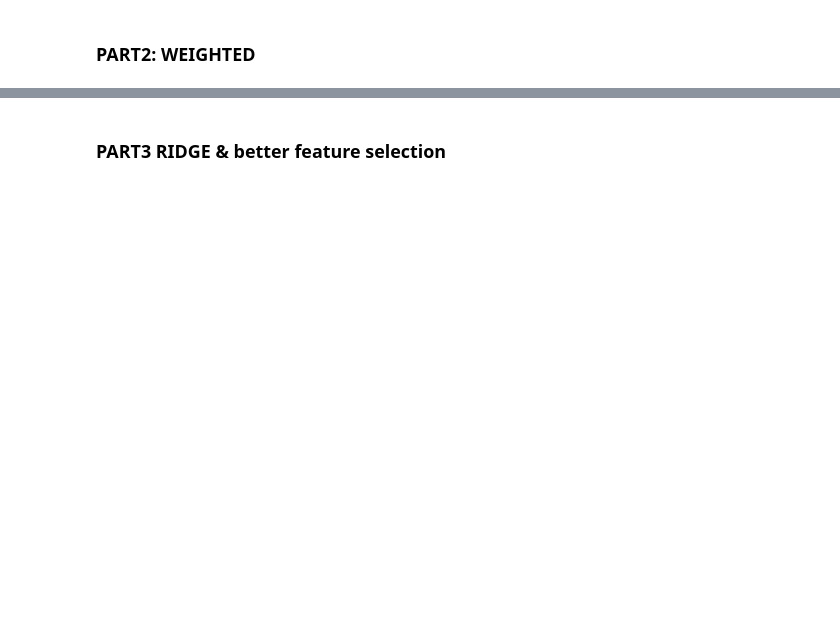
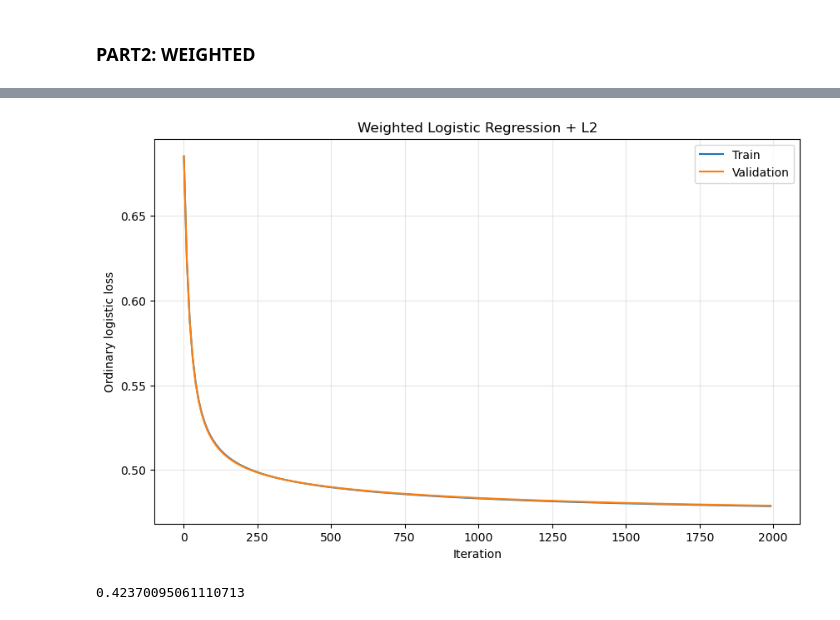
Before and after one commit to Giova9222/ML_project1, a Jupyter notebook: runprime.ipynb, the cells around one changed output, grey strips where cells are left out. Drawn from its saved outputs; the diff is of its cells as text; code cells hidden in the pictures; blank space fills up the shorter version.

```diff
--- a/runprime.ipynb
+++ b/runprime.ipynb
@@ -407,2 +342,78 @@ F1 score: 0.051513631041980264
-# %% [markdown]
-### PART3 RIDGE & better feature selection
+# %%
+def weighted_logreg_stats(y_tr, y_val, X_tr_selected, X_val_selected,max_iters=2000, gamma=0.01, lambda_=0.01):
+    n = len(y_tr)
+
+    pos_weight = n / np.sum(y_tr)
+    neg_weight = n / (n - np.sum(y_tr))
+    weights = np.where(y_tr == 1, pos_weight, neg_weight)
+
+    w = np.zeros(X_tr_selected.shape[1])
+
+    losses_tr = []
+    losses_val = []
+
+    for i in range(max_iters):
+
+        # Forward
+        z = X_tr_selected @ w
+        sigma = np.exp(-np.logaddexp(0, -z))
+
+        # Weighted gradient + L2
+        gradient = X_tr_selected.T @ (weights * (sigma - y_tr)) / n
+        gradient += 2 * lambda_ * w
+
+        # Gradient descent
+        w -= gamma * gradient
+
+        if i % 10 == 0:
+            z = X_tr_selected @ w
+            z_val = X_val_selected @ w
+            loss_tr = np.mean(np.logaddexp(0, z) - y_tr * z)
+            loss_val = np.mean(np.logaddexp(0, z_val) - y_val * z_val)
+            losses_tr.append(loss_tr)
+            losses_val.append(loss_val)
+
+    return w, losses_tr, losses_val
+
+
+w_weighted, losses_tr_weighted, losses_val_weighted = weighted_logreg_stats(y_tr, y_val, X_tr_selected, X_val_selected)
+
+iterations = 1 + np.arange(len(losses_tr_weighted)) * 10
+
+plt.figure(figsize=(10, 6))
+plt.plot(iterations, losses_tr_weighted, label="Train")
+plt.plot(iterations, losses_val_weighted, label="Validation")
+
+plt.xlabel("Iteration")
+plt.ylabel("Ordinary logistic loss")
+plt.title("Weighted Logistic Regression + L2")
+plt.legend()
+plt.grid(alpha=0.3)
+plt.show()
+# %% [output]
+[figure, added]
+# %%
+def find_best_tresh(w):
+    probabilities = sigmoid(X_val_selected @ w)
+    best_f1, best_threshold,acc = -1, 0,0
+    total_lenght=len(y_val)
+    for threshold in np.linspace(0, 1, 1001):
+        pred = probabilities >= threshold
+
+        tp = np.sum(pred & (y_val == 1))
+        fp = np.sum(pred & (y_val == 0))
+        fn = np.sum(~pred & (y_val == 1))
+
+        denominator = 2 * tp + fp + fn
+        f1 = 2 * tp / denominator if denominator else 0.0
+
+        if f1 > best_f1:
+            best_f1, best_threshold = f1, threshold
+            acc=np.mean(pred==y_val)
+
+    return best_threshold, best_f1,acc
+
+best_treshold,bestf1,acc=find_best_tresh(w_weighted)
+print(bestf1)
+# %% [output]
+0.42370095061110713
```
Also changed, not shown: parts of 44 cells of this notebook, 3 other files.
